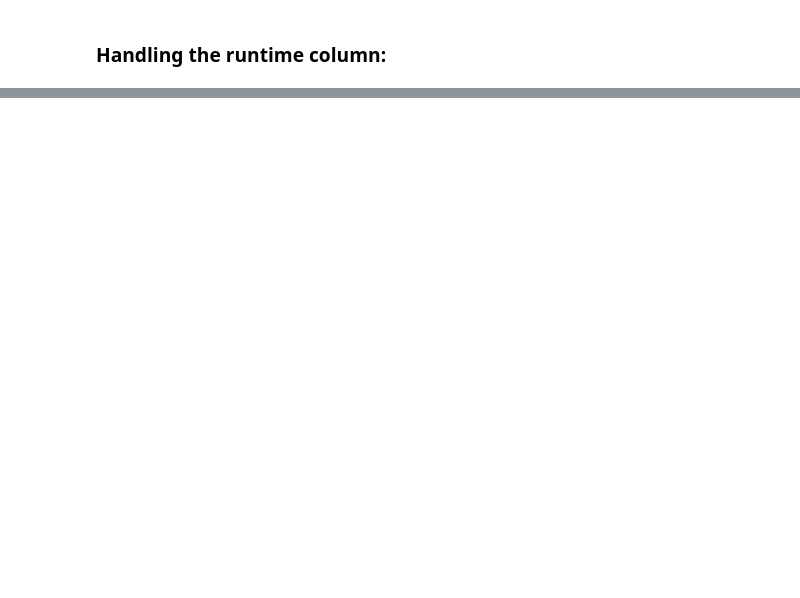
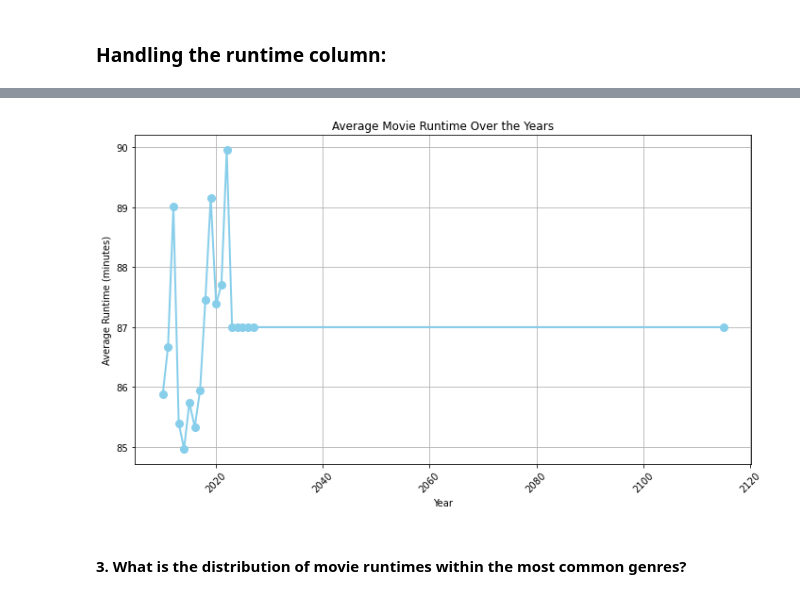
Before and after one commit to ValerieVinya/dsc-phase-1-project, a Jupyter notebook: student.ipynb, the cells around one changed output, grey strips where cells are left out. Saved outputs shown, nothing was run; the diff lists cells and outputs as text; code cells hidden in the pictures; blank space fills up the shorter version.

```diff
--- a/student.ipynb
+++ b/student.ipynb
@@ -154,0 +235,3 @@ Number of missing values in 'runtime_minutes': 31739
+# %%
+average_runtime = df.groupby('start_year')['runtime_minutes'].mean()
+average_runtime
@@ -154,0 +256,14 @@ Number of missing values in 'runtime_minutes': 31739
+# %%
+plt.figure(figsize=(10, 6))
+plt.plot(average_runtime.index, average_runtime.values, marker='o', color='skyblue', linestyle='-', linewidth=2, markersize=8)
+plt.title('Average Movie Runtime Over the Years')
+plt.xlabel('Year')
+plt.ylabel('Average Runtime (minutes)')
+plt.grid(True)
+plt.xticks(rotation=45)
+plt.tight_layout()
+plt.show()
+# %% [output]
+[figure, added]
+# %% [markdown]
+#### 3. What is the distribution of movie runtimes within the most common genres?
```
Also changed, not shown: parts of 27 cells of this notebook.
